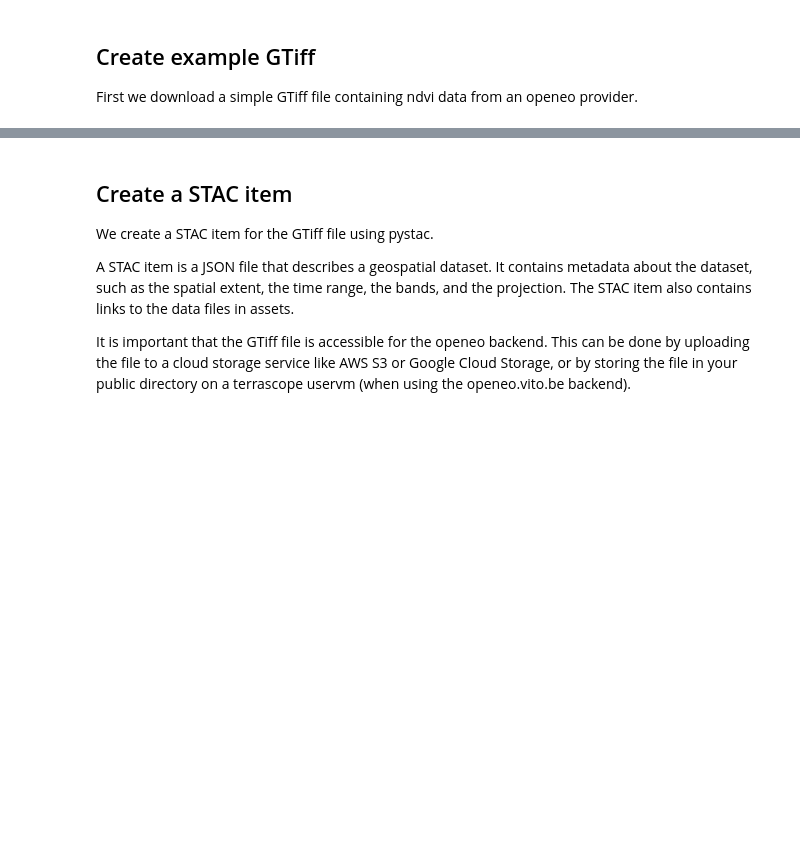
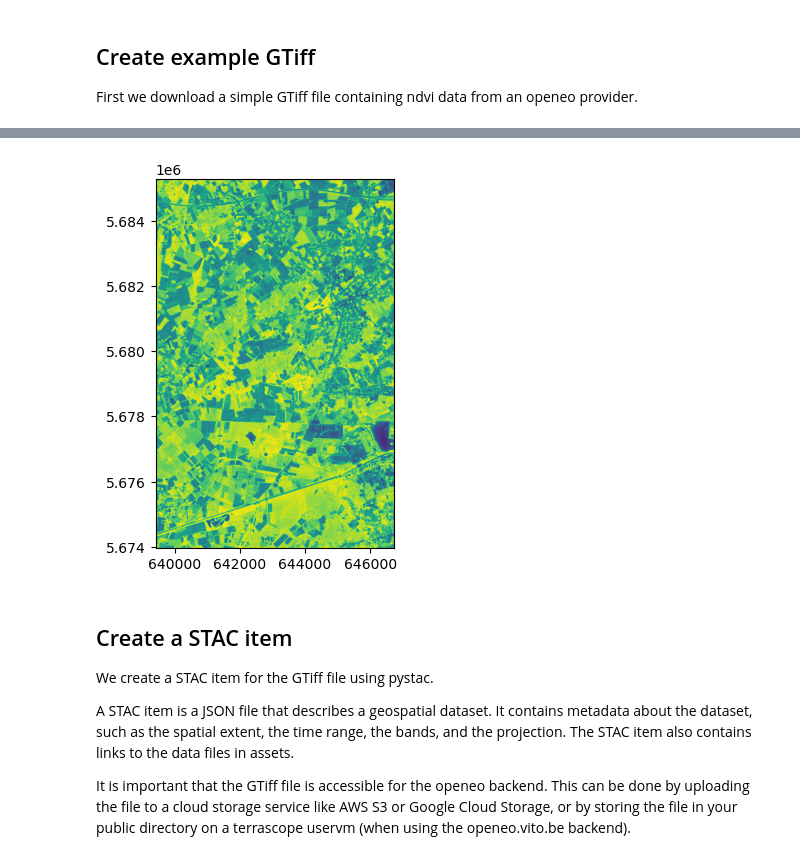
Before and after one commit to Open-EO/openeo-community-examples, a Jupyter notebook: python/LoadStac/load-stac-item-example.ipynb, the cells around one changed output, grey strips where cells are left out. Saved outputs shown, nothing was run; the diff lists cells and outputs as text; code cells hidden in the pictures; blank space fills up the shorter version.

Commit message:
added plots

```diff
--- a/python/LoadStac/load-stac-item-example.ipynb
+++ b/python/LoadStac/load-stac-item-example.ipynb
@@ -25,4 +30,9 @@ collection = collection.ndvi("B04", "B08", target_band="NDVI-band").filter_bands
 collection.download("ndvi-file.tiff", format="GTiff")
+# %%
+with rasterio.open("ndvi-file.tiff") as src:
+    show(src)
+# %% [output]
+[figure, added]
 # %% [markdown]
 ## Create a STAC item
 We create a STAC item for the GTiff file using pystac.
```
Also changed, not shown: parts of 7 cells of this notebook.
